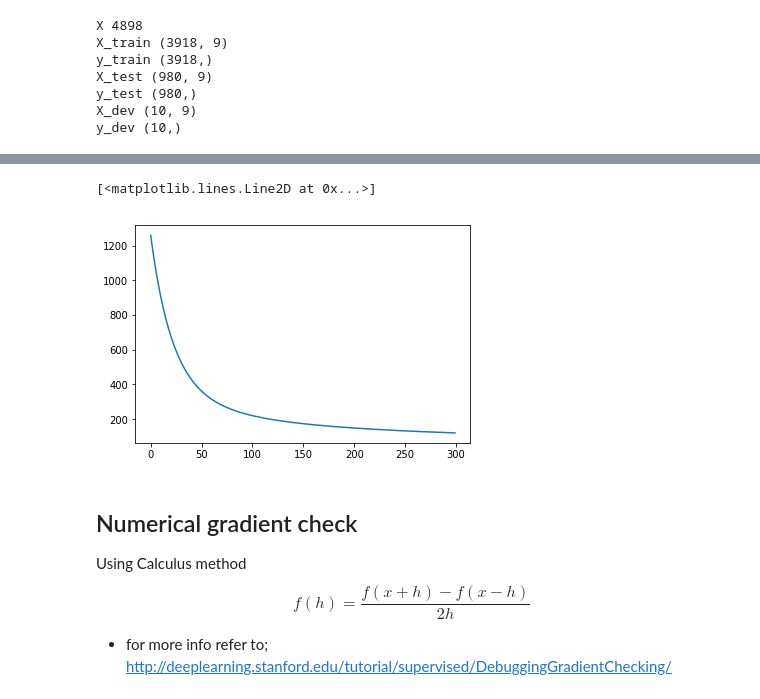
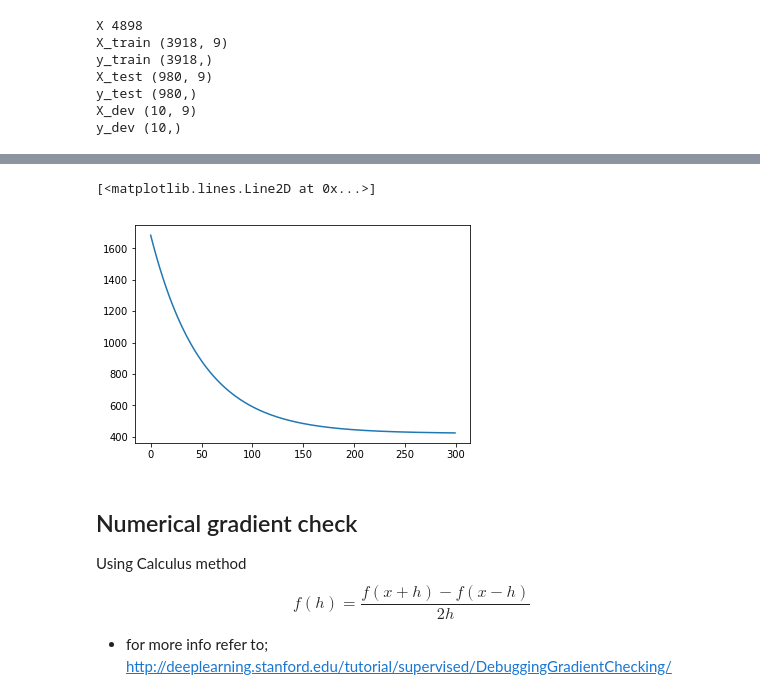
Before and after one commit to onsaint/Machine-Learning-Adventures, a Jupyter notebook: Linear Regression/Draft01-data.ipynb, the cells around one changed output, grey strips where cells are left out. Drawn from its saved outputs; the diff is of its cells as text; code cells hidden in the pictures.

```diff
--- a/Linear Regression/Draft01-data.ipynb
+++ b/Linear Regression/Draft01-data.ipynb
@@ -390,21 +391,21 @@ y = np.array([0,3])
 # %%
 import numpy as np
 import matplotlib.pyplot as plt
 #sanity
 LR = LinearRegression()
-X = np.random.randn(10,10)
-y = np.random.randint(100, size=(10,))
+X = np.random.randn(1000,10)
+y = np.random.randint(100, size=(1000,))
 loss_hist = LR.fit(X, y, learning_rate=1e-2, verbose=False)
 plt.plot(loss_hist)
 
 # print('________expected_________')
 # LR_sk = sklearn.linear_model.LinearRegression()
 # LR.fit(X, y, learning_rate=1e-2, verbose=False)
 # LR_sk = sklearn.linear_model.LinearRegression()
 # LR_sk.fit(X, y)
 # %% [output]
 [<matplotlib.lines.Line2D at 0x...>]
-[figure, old version]
+[figure, new version]
 # %% [markdown]
 ## Numerical gradient check
 
```
Also changed, not shown: parts of 4 cells of this notebook, 1 other file.
